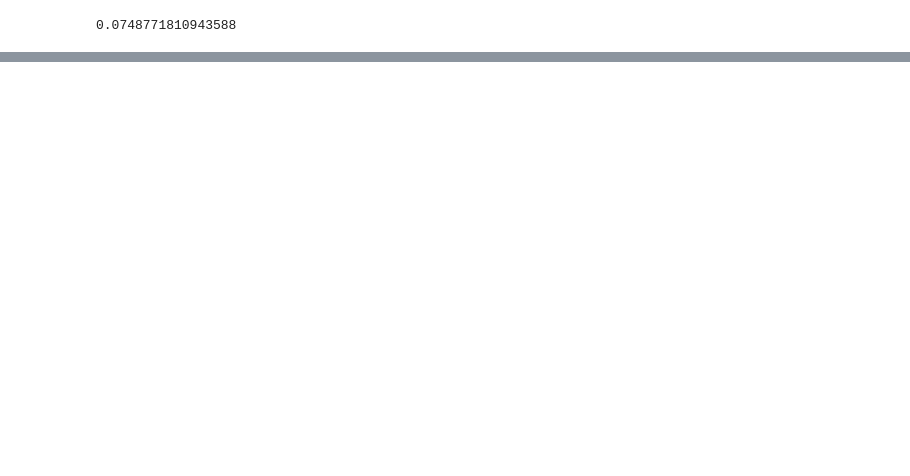
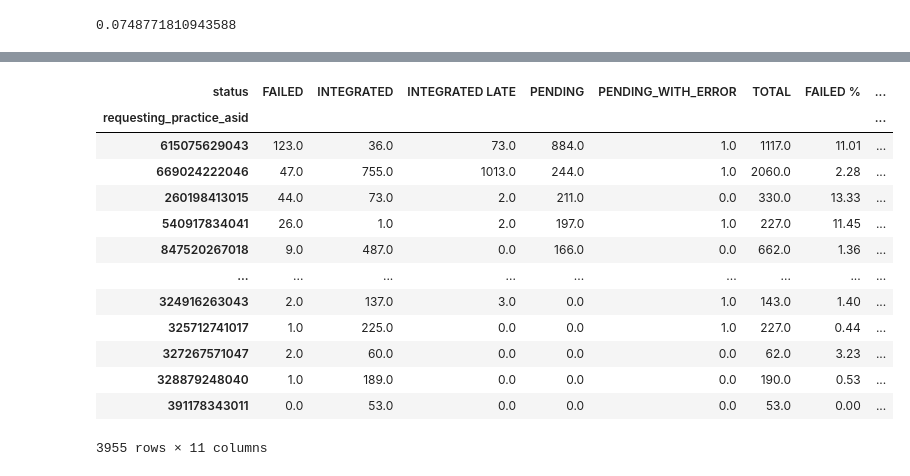
Before and after one commit to nhsconnect/prm-gp2gp-data-sandbox, a Jupyter notebook: notebooks/26-PRMT-1984--emis-emis-practice-level-behaviour.ipynb, the cells around one changed output, grey strips where cells are left out. Cells and saved outputs as stored; diff of their text form; code cells hidden in the pictures; blank space fills up the shorter version.

```diff
--- a/notebooks/26-PRMT-1984--emis-emis-practice-level-behaviour.ipynb
+++ b/notebooks/26-PRMT-1984--emis-emis-practice-level-behaviour.ipynb
@@ -184,3 +185,20 @@ def generate_gp_table(gp_asid):
     gp_percentages.columns='% '+gp_percentages.columns
 
     return pd.concat([gp_totals, gp_percentages], axis=1)
+# %%
+practice_status_table
+# %% [output]
+| status | FAILED | INTEGRATED | INTEGRATED LATE | PENDING | PENDING_WITH_ERROR | TOTAL | FAILED % | ... |
+| requesting_practice_asid |  |  |  |  |  |  |  | ... |
+| 615075629043 | 123.0 | 36.0 | 73.0 | 884.0 | 1.0 | 1117.0 | 11.01 | ... |
+| 669024222046 | 47.0 | 755.0 | 1013.0 | 244.0 | 1.0 | 2060.0 | 2.28 | ... |
+| 260198413015 | 44.0 | 73.0 | 2.0 | 211.0 | 0.0 | 330.0 | 13.33 | ... |
+| 540917834041 | 26.0 | 1.0 | 2.0 | 197.0 | 1.0 | 227.0 | 11.45 | ... |
+| 847520267018 | 9.0 | 487.0 | 0.0 | 166.0 | 0.0 | 662.0 | 1.36 | ... |
+| ... | ... | ... | ... | ... | ... | ... | ... | ... |
+| 324916263043 | 2.0 | 137.0 | 3.0 | 0.0 | 1.0 | 143.0 | 1.40 | ... |
+| 325712741017 | 1.0 | 225.0 | 0.0 | 0.0 | 1.0 | 227.0 | 0.44 | ... |
+| 327267571047 | 2.0 | 60.0 | 0.0 | 0.0 | 0.0 | 62.0 | 3.23 | ... |
+| 328879248040 | 1.0 | 189.0 | 0.0 | 0.0 | 0.0 | 190.0 | 0.53 | ... |
+| 391178343011 | 0.0 | 53.0 | 0.0 | 0.0 | 0.0 | 53.0 | 0.00 | ... |
+3955 rows × 11 columns
```
Also changed, not shown: parts of 12 cells of this notebook, 3 other files.
